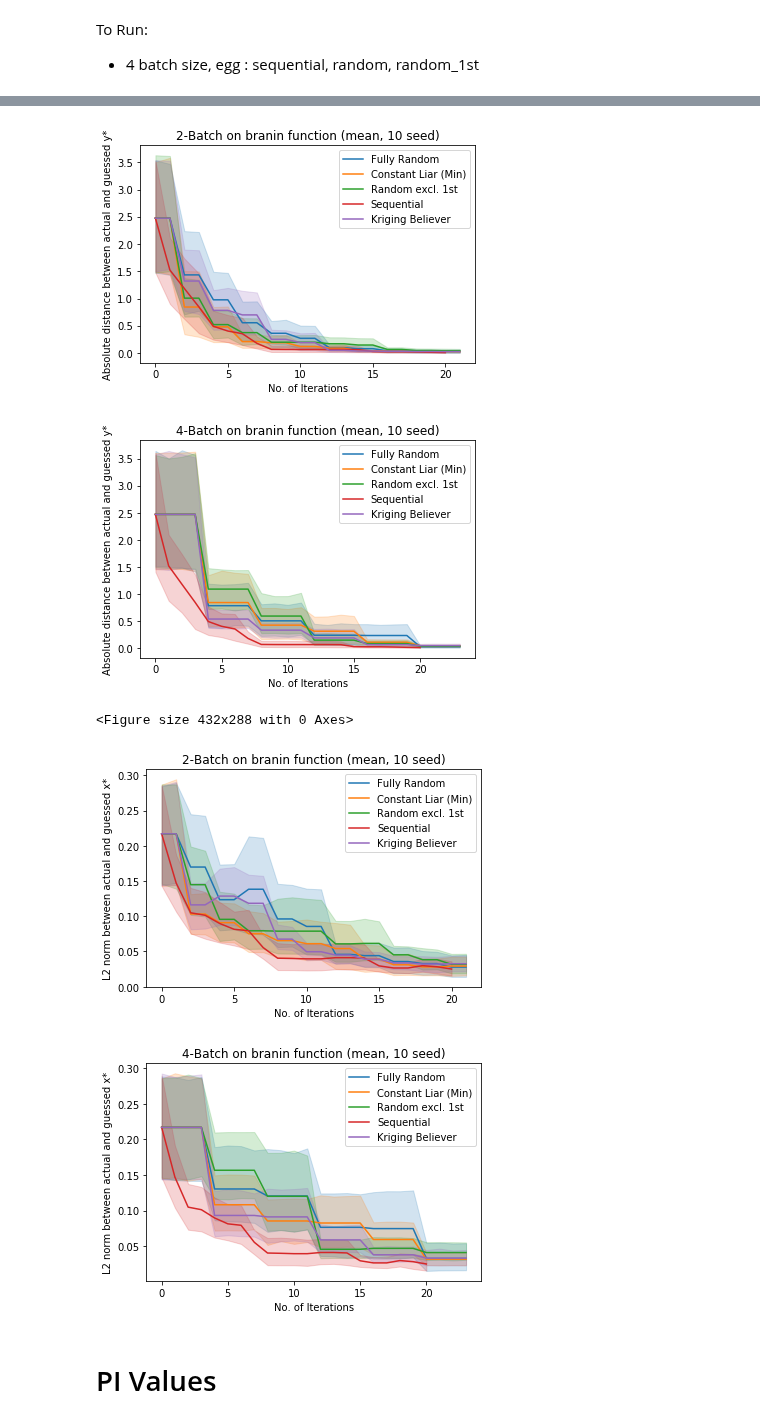
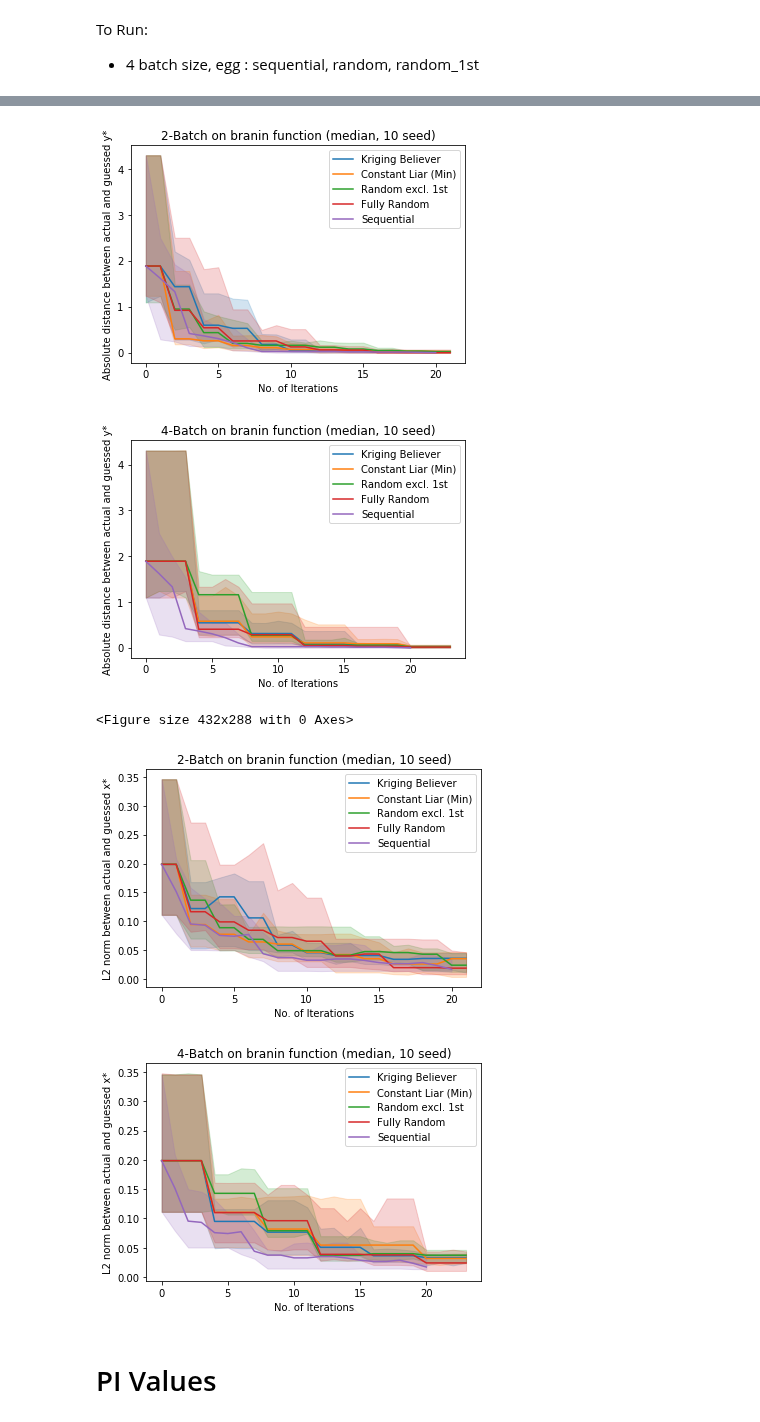
Before and after one commit to jamjs98764/Parallel-Bayesian-Optimisation, a Jupyter notebook: FITBO_GPy-FITBOMM_only/Plotting Results.ipynb, the cells around one changed output, grey strips where cells are left out. Cells and saved outputs as stored; diff of their text form; code cells hidden in the pictures.

Commit message:
more plotting functions

```diff
--- a/FITBO_GPy-FITBOMM_only/Plotting Results.ipynb
+++ b/FITBO_GPy-FITBOMM_only/Plotting Results.ipynb
@@ -18,30 +18,6 @@ import pickle
 import matplotlib.pyplot as plt
 %matplotlib inline
 
-#####
-# 1. Error against number of iterations
-#####
-
-def error_vs_iterations(func = "egg", seed_size = 2, metrics = "IR", batch = False, batch_size = 2, heuristic = "kb"):
-    if batch == False:
-        dir_name = "Exp_Data/" + func + "," + str(seed_size) + "_seed," + str(batch_size) + "_batch_size/"
-        filename = "A_results_" + metrics + ",sequential.npy"
-        results = np.load(dir_name + filename)
-    else:
-        dir_name = "Exp_Data/" + func + "," + str(seed_size) + "_seed," + str(batch_size) + "_batch_size/"
-        filename = "A_results_" + metrics + "," + heuristic + "_heuristic.npy"
-        results = np.load(dir_name + filename)
-        results = np.repeat(results, repeats = batch_size * np.ones(results.shape[1], dtype = int), axis = 1)
-
-    df = pd.DataFrame(results)
-    df = df.stack()
-    df = df.to_frame()
-    df.index.names = (['seed', 'iters'])
-    df.columns = ['values']
-    df.reset_index(inplace = True)
-    return df
-
-    #return results, seed_size, num_iterations
 """
 seed_size = 30
 batch_sizes = [2, 8]
@@ -52,7 +28,7 @@ seed_size = 10
 batch_sizes = [2, 4]
 test_funcs = ["branin"]
 metrics = ["IR", "L2"]
-
+save_file = False
 
 plot_choice = {
         "seq_results": 1,
@@ -80,14 +56,39 @@ metric_lookup = {
         }
 
 estimator = "mean"
-#estimator = np.median
+estimator = np.median
+
+#####
+# 1. Error against number of iterations
+#####
+
+def error_vs_iterations(func = "egg", seed_size = 2, metrics = "IR", batch = False, batch_size = 2, heuristic = "kb"):
+    if batch == False:
+        dir_name = "Exp_Data/" + func + "," + str(seed_size) + "_seed," + str(batch_size) + "_batch_size/"
+        filename = "A_results_" + metrics + ",sequential.npy"
+        results = np.load(dir_name + filename)
+    else:
+        dir_name = "Exp_Data/" + func + "," + str(seed_size) + "_seed," + str(batch_size) + "_batch_size/"
+        filename = "A_results_" + metrics + "," + heuristic + "_heuristic.npy"
+        results = np.load(dir_name + filename)
+        results = np.repeat(results, repeats = batch_size * np.ones(results.shape[1], dtype = int), axis = 1)
+
+    df = pd.DataFrame(results)
+    df = df.stack()
+    df = df.to_frame()
+    df.index.names = (['seed', 'iters'])
+    df.columns = ['values']
+    df.reset_index(inplace = True)
+    return df
+
+    #return results, seed_size, num_iterations
 
 if estimator == np.median:
     estimator_title = "median"
 else:
     estimator_title = "mean"
 
-def plot_error_vs_iterations(seed_size, batch_sizes, test_funcs, metrics, plot_choice):
+def plot_error_vs_iterations(seed_size, batch_sizes, test_funcs, metrics, plot_choice, save_file):
     # Loads, plots and saves graphs
     for metric in metrics:
         plt.figure() # New figure
@@ -127,8 +128,10 @@ def plot_error_vs_iterations(seed_size, batch_sizes, test_funcs, metrics, plot_c
                 fig.set(xlabel = "No. of Iterations", ylabel = metric_lookup[metric], title = graph_title)
                 save_path = "Exp_Data/Graphs/" + graph_title + "_" + str(metric) + ".png"
                 fig2 = fig.get_figure()
-                print("Saved as: " + save_path)
-                fig2.savefig(save_path)
 
-plot_error_vs_iterations(seed_size, batch_sizes, test_funcs, metrics, plot_choice)
+                if save_file:
+                    print("Saved as: " + save_path)
+                    fig2.savefig(save_path)
+
+plot_error_vs_iterations(seed_size, batch_sizes, test_funcs, metrics, plot_choice, save_file)
 # %% [output]
@@ -139,9 +142,9 @@ Saved as: Exp_Data/Graphs/4-Batch on branin function (mean, 10 seed)_L2.png
 <Figure size 432x288 with 0 Axes>
-[figure, old version]
+[figure, new version]
-[figure, old version]
+[figure, new version]
 <Figure size 432x288 with 0 Axes>
-[figure, old version]
+[figure, new version]
-[figure, old version]
+[figure, new version]
 # %% [markdown]
 # PI Values
 # %%
```
Also changed, not shown: parts of 13 cells of this notebook, 5 other files.
